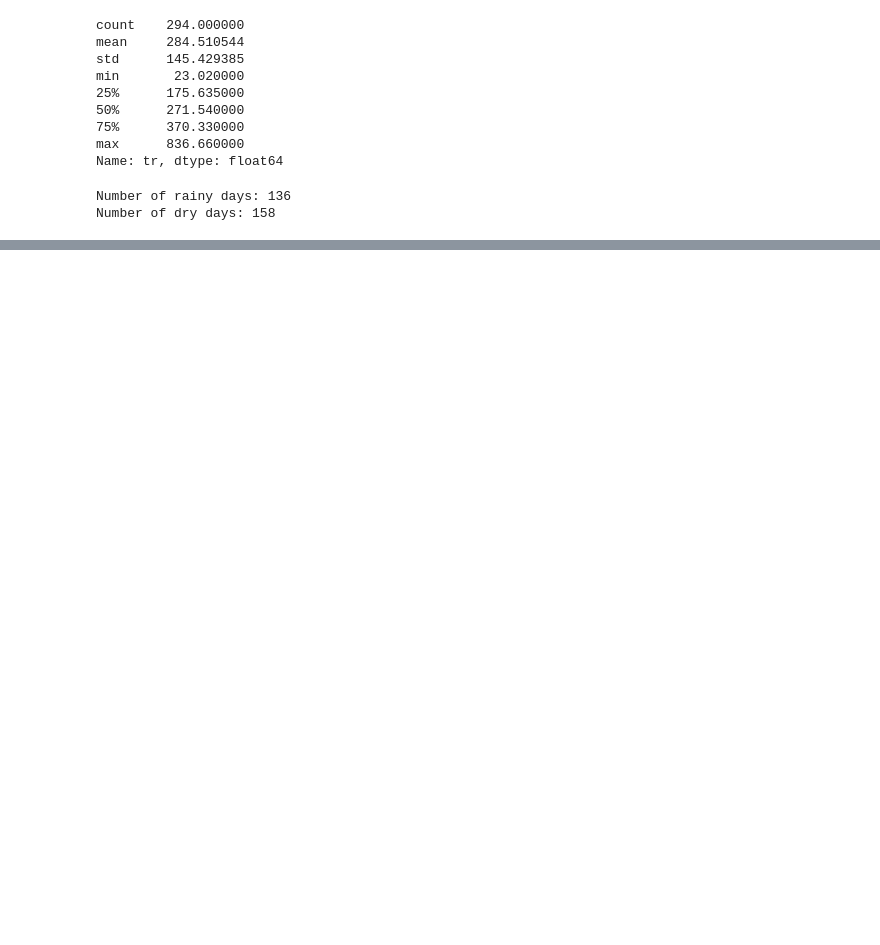
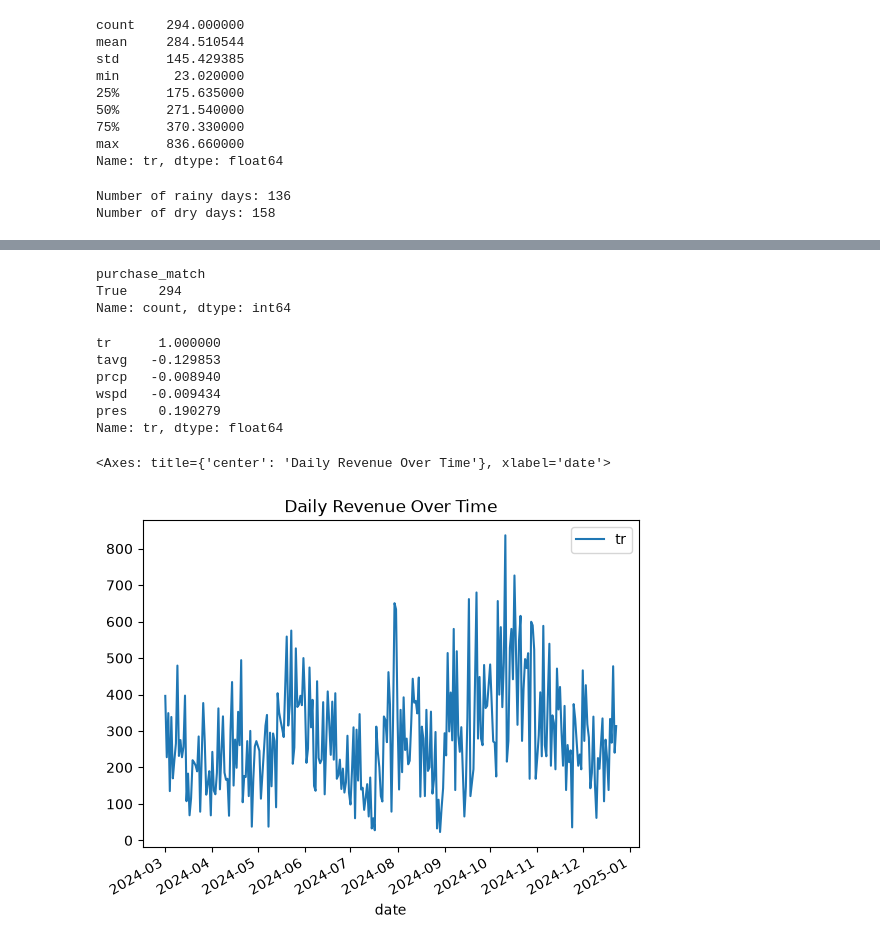
Before and after one commit to jhszptr/Forecasting-Analysis, a Jupyter notebook: bu_fo.ipynb, the cells around one changed output, grey strips where cells are left out. Drawn from its saved outputs; the diff is of its cells as text; code cells hidden in the pictures; blank space fills up the shorter version.

Commit message:
Data Analysis part ready

```diff
--- a/bu_fo.ipynb
+++ b/bu_fo.ipynb
@@ -214,0 +271,17 @@ Number of dry days: 158
+# %%
+#12.1
+
+data_data["total_cups"] = (
+    data_data["q_1"]
+    + data_data["q_2"]
+    + data_data["q_3"]
+    + data_data["q_4"]
+    + data_data["q_5"]
+    + data_data["q_6"]
+    + data_data["q_7"]
+    + data_data["q_8"]
+)
+
+display(data_data[
+    ["total_cups", "q_1", "q_2"]
+    ].head(5))
@@ -214,0 +295,47 @@ Number of dry days: 158
+# %%
+#12.2
+
+data_data["purchase_match"] = (
+    data_data["total_purchases"] == data_data["total_cups"]
+)
+
+
+display(
+    data_data["purchase_match"].value_counts()
+)
+# %% [output]
+purchase_match
+True    294
+Name: count, dtype: int64
+# %%
+#13.
+
+correlation_data = data_data[
+    ["tr", "tavg", "prcp", "wspd", "pres"]
+]
+
+correlation_matrix = correlation_data.corr()
+
+correlation_matrix["tr"]
+
+#Is revenue positively or negatively correlated with average temperature?               -> negatively correlated
+#Which selected weather variable has the strongest absolute correlation with revenue?   -> pres (Air pressure)
+#Does a correlation close to zero suggest a strong linear relationship?                 -> No, it suggests little to no linear relationship
+# %% [output]
+tr      1.000000
+tavg   -0.129853
+prcp   -0.008940
+wspd   -0.009434
+pres    0.190279
+Name: tr, dtype: float64
+# %%
+#14.
+
+data_data.plot.line(
+    x = "date",
+    y = "tr",
+    title = "Daily Revenue Over Time",
+)
+# %% [output]
+<Axes: title={'center': 'Daily Revenue Over Time'}, xlabel='date'>
+[figure, added]
```
Also changed, not shown: parts of 18 cells of this notebook.
